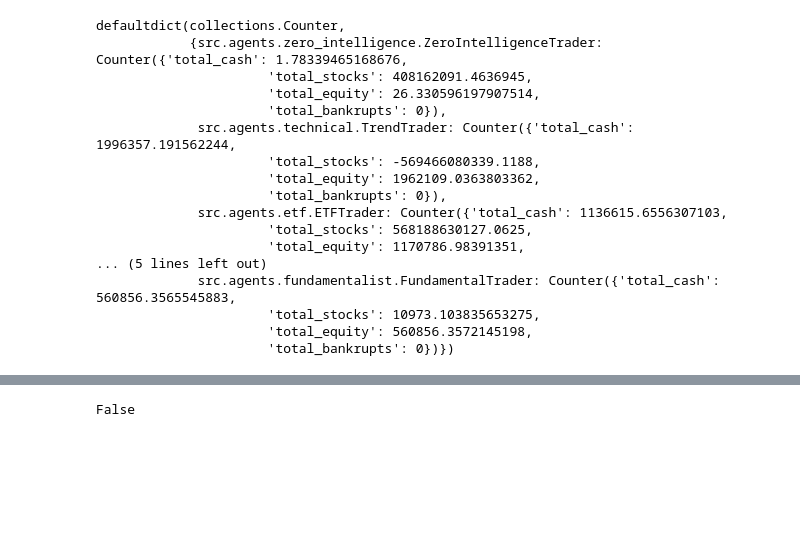
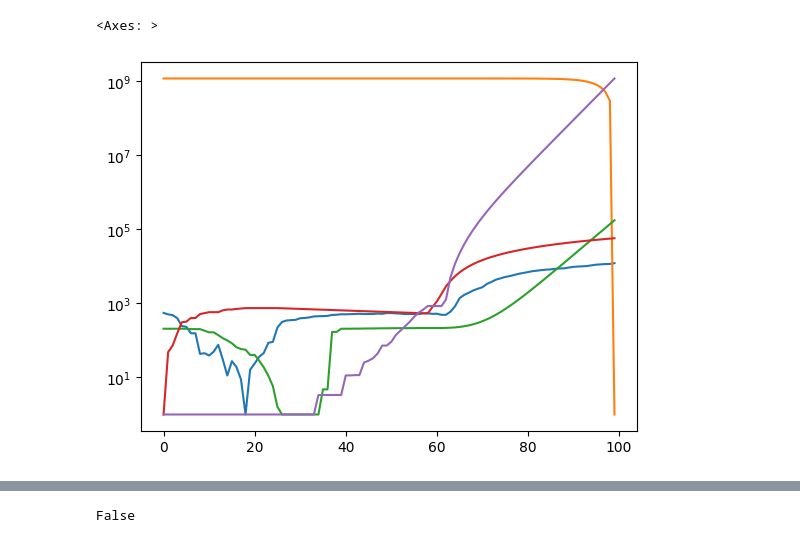
Before and after one commit to eura17/agent-based-financial-market, a Jupyter notebook: examples/simple-run.ipynb, the cells around one changed output, grey strips where cells are left out. Drawn from its saved outputs; the diff is of its cells as text; code cells hidden in the pictures; blank space fills up the shorter version.

```diff
--- a/examples/simple-run.ipynb
+++ b/examples/simple-run.ipynb
@@ -45,20 +52,11 @@ g
 # %%
-eng.stats_monitor.balance_stats[-1]
+stats = defaultdict(list)
+for b in eng.stats_monitor.balance_stats:
+    for cls, s in b.items():
+        stats[str(cls)].append(s["total_stocks"])
+stats = pd.DataFrame(stats)
-# %% [output]
-defaultdict(collections.Counter,
-            {src.agents.zero_intelligence.ZeroIntelligenceTrader: Counter({'total_cash': 1.78339465168676,
-                      'total_stocks': 408162091.4636945,
-                      'total_equity': 26.330596197907514,
-                      'total_bankrupts': 0}),
-             src.agents.technical.TrendTrader: Counter({'total_cash': 1996357.191562244,
-                      'total_stocks': -569466080339.1188,
-                      'total_equity': 1962109.0363803362,
-                      'total_bankrupts': 0}),
-             src.agents.etf.ETFTrader: Counter({'total_cash': 1136615.6556307103,
-                      'total_stocks': 568188630127.0625,
-                      'total_equity': 1170786.98391351,
-... (5 lines left out)
-             src.agents.fundamentalist.FundamentalTrader: Counter({'total_cash': 560856.3565545883,
-                      'total_stocks': 10973.103835653275,
-                      'total_equity': 560856.3572145198,
-                      'total_bankrupts': 0})})
+# %%
+(stats + abs(stats.min()) + 1).plot(logy=True, legend=0)
+# %% [output]
+<Axes: >
+[figure, added]
```
Also changed, not shown: parts of 10 cells of this notebook, 7 other files.
